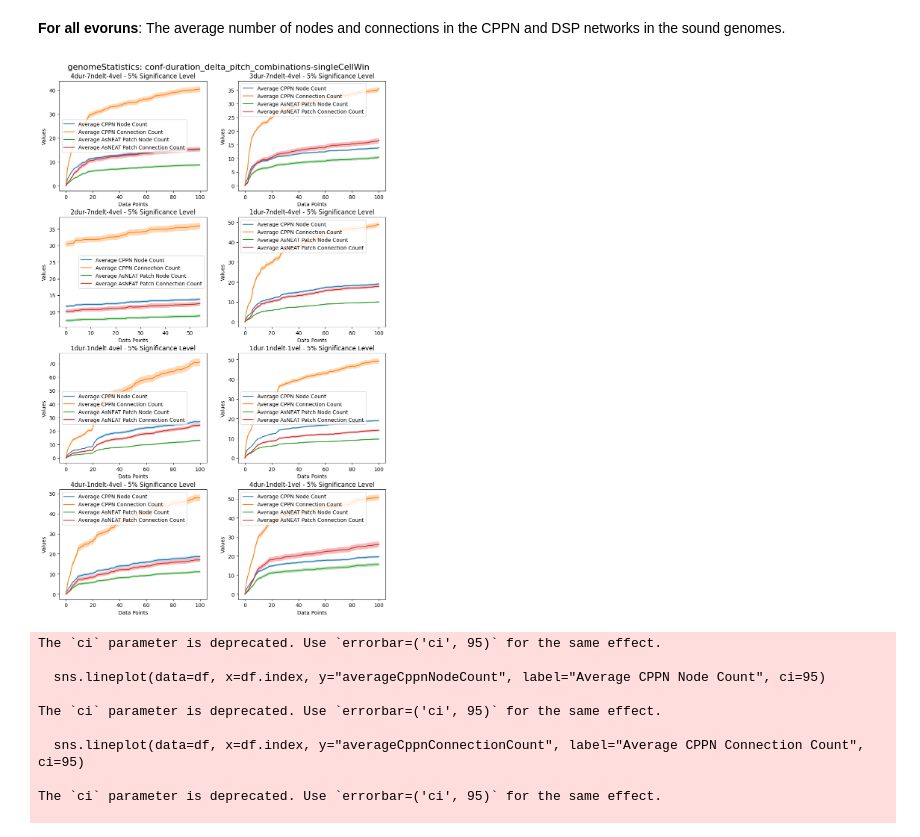
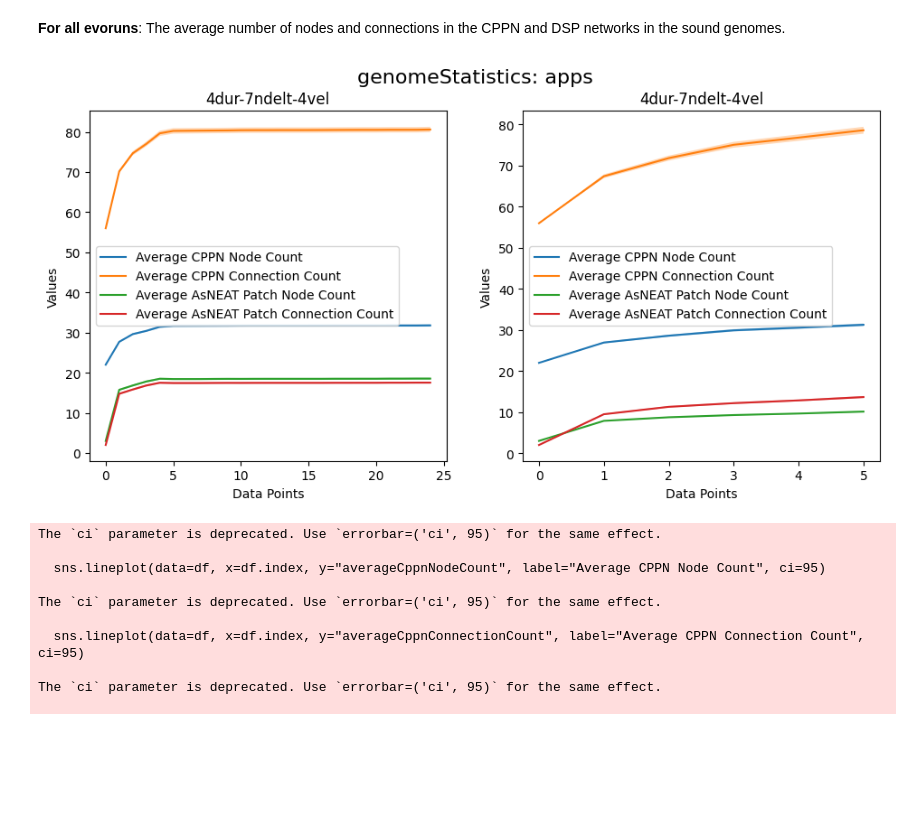
Before and after one commit to synth-is/kromosynth-cli, a Jupyter notebook: analysis/genomeStatistics.ipynb, the cells around one changed output. Drawn from its saved outputs; the diff is of its cells as text; code cells hidden in the pictures; blank space fills up the shorter version.

Commit message:
analysis updates.

```diff
--- a/analysis/genomeStatistics.ipynb
+++ b/analysis/genomeStatistics.ipynb
@@ -24,9 +24,12 @@ Requirement already satisfied: six>=1.5 in /Users/bjornpjo/Library/Python/3.10/l
 Average node and connection counts from the CPPN and DSP networks in the sound genomes.
 # %%
 import json
+import matplotlib.pyplot as plt
+import numpy as np
+from scipy.stats import norm
 #json_file_path = '/Users/bthj/QD/conf-duration_delta_pitch_combinations/evolution-run-analysis_qd-scores,cell-scores,coverage,elite-generations,genome-statistics,genome-sets,variance,elites-energy,goal-switches,lineage,duration-pitch-delta-velocity-combinations_step-1000_thrshld_0.5_1685817612663.json'
 # json_file_path = '/Users/bthj/QD/conf-static_mutation_rate_combinations/evolution-run-analysis_qd-scores,cell-scores,coverage,elite-generations,genome-statistics,genome-sets,variance,elites-energy,goal-switches,lineage,duration-pitch-delta-velocity-combinations_step-1000_thrshld_0.5_1685832633591.json'
-json_file_path = '/Users/bjornpjo/QD-Fox/conf-duration_delta_pitch_combinations-singleCellWin/evolution-run-analysis_qd-scores,cell-scores,coverage,elite-generations,genome-statistics,genome-sets,variance,elites-energy,goal-switches,lineage,duration-pitch-delta-velocity-combinations_step-1000_1693252236608.json'
+json_file_path = '/Users/bjornpjo/Developer/apps/kromosynth-cli/cli-app/conf/evolution-run-analysis_qd-scores,cell-scores,coverage,elite-generations,genome-statistics,genome-sets,variance,elites-energy,goal-switches,lineage,duration-pitch-delta-velocity-combinations_step-1000_1693487991208.json'
 x_multiplier = 1000  # Set this value as the step size in the JSON file name
 title = "genomeStatistics: " + json_file_path.split('/')[4]
 
@@ -119,6 +120,13 @@ plt.show()
 genome_statistics_arrays = plotUtil.extract_data_arrays(data, "genomeStatistics", forceFloat=False)
 
 def plot_genome_statistics(plt, ax, x_values, array, arrayLabel):
+
+    if len(arrayLabel) > 50:
+        arrayLabel = arrayLabel[:50] + '\n' + arrayLabel[50:]
+        plt.subplots_adjust(hspace=0.4)
+        # add space for the second line of the title
+        plt.subplots_adjust(top=0.96)
+
     # Extracting attributes
     x = np.arange(len(array))  # x-coordinates for each line
     averageCppnNodeCount = [item["averageCppnNodeCount"] for item in array]
@@ -136,36 +144,36 @@ def plot_genome_statistics(plt, ax, x_values, array, arrayLabel):
     # # Compute Z-score for an 80% confidence interval
     # significance_level = 0.80
     # z_score = norm.ppf((1 + significance_level) / 2)
 
     significance_level = 0.05
     z_score = norm.ppf((1 + significance_level) / 2)
 
     # Plotting lines with confidence intervals
     ax.plot(x, averageCppnNodeCount, label="Average CPPN Node Count")
     ax.fill_between(x, np.subtract(averageCppnNodeCount, z_score * cppnNodeCountStdDev),
                     np.add(averageCppnNodeCount, z_score * cppnNodeCountStdDev), alpha=0.3)
     ax.plot(x, averageCppnConnectionCount, label="Average CPPN Connection Count")
     ax.fill_between(x, np.subtract(averageCppnConnectionCount, z_score * cppnConnectionCountStdDev),
                     np.add(averageCppnConnectionCount, z_score * cppnConnectionCountStdDev), alpha=0.3)
     ax.plot(x, averageAsNEATPatchNodeCount, label="Average AsNEAT Patch Node Count")
     ax.fill_between(x, np.subtract(
         averageAsNEATPatchNodeCount, z_score * asNEATPatchNodeCountStdDev),
                     np.add(averageAsNEATPatchNodeCount, z_score * asNEATPatchNodeCountStdDev), alpha=0.3)
     ax.plot(x, averageAsNEATPatchConnectionCount,
             label="Average AsNEAT Patch Connection Count")
     ax.fill_between(x, np.subtract(
         averageAsNEATPatchConnectionCount, z_score * asNEATPatchConnectionCountStdDev),
                     np.add(averageAsNEATPatchConnectionCount, z_score * asNEATPatchConnectionCountStdDev), alpha=0.3)
 
     # Customize the plot
     ax.set_xlabel("Data Points")
     ax.set_ylabel("Values")
-    ax.set_title(arrayLabel + " - 5% Significance Level")
+    ax.set_title(arrayLabel) # + " - 5% Significance Level")
     ax.legend()
 
-plotUtil.render_graphs(genome_statistics_arrays, x_multiplier, plot_genome_statistics, 10, 15, title)
+plotUtil.render_graphs(genome_statistics_arrays, x_multiplier, plot_genome_statistics, 10, 5, title)
 # %% [output]
-[figure, old version]
+[figure, new version]
 # %%
 import seaborn as sns
 import pandas as pd
```
Also changed, not shown: parts of 2 cells of this notebook, 8 other files.
